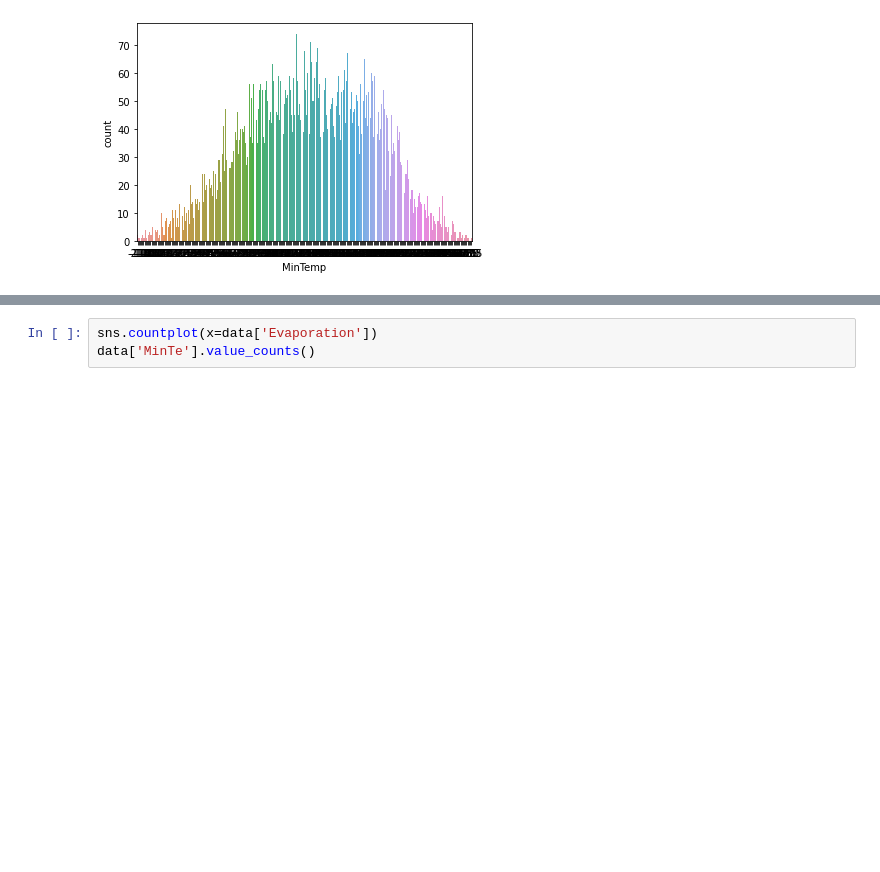
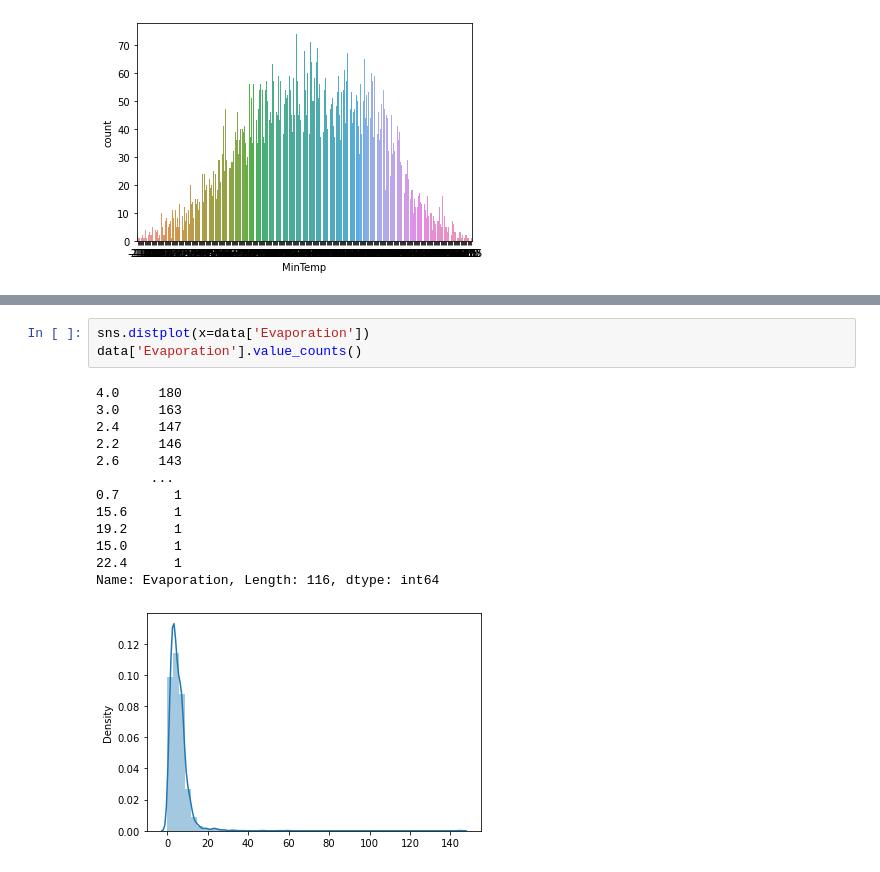
Before and after one commit to Dhara348/Project1, a Jupyter notebook: Evaluation_Project/rainfall_prediction.ipynb, the cells around one changed output, grey strips where cells are left out. Cells and saved outputs as stored; diff of their text form; blank space fills up the shorter version.

```diff
--- a/Evaluation_Project/rainfall_prediction.ipynb
+++ b/Evaluation_Project/rainfall_prediction.ipynb
@@ -84,3 +84,17 @@ Name: Rainfall, Length: 250, dtype: int64
 # %%
-sns.countplot(x=data['Evaporation'])
-data['MinTe'].value_counts()
+sns.distplot(x=data['Evaporation'])
+data['Evaporation'].value_counts()
+# %% [output]
+4.0     180
+3.0     163
+2.4     147
+2.2     146
+2.6     143
+       ...
+0.7       1
+15.6      1
+19.2      1
+15.0      1
+22.4      1
+Name: Evaporation, Length: 116, dtype: int64
+[figure, added]
```
Also changed, not shown: parts of 55 cells of this notebook.
